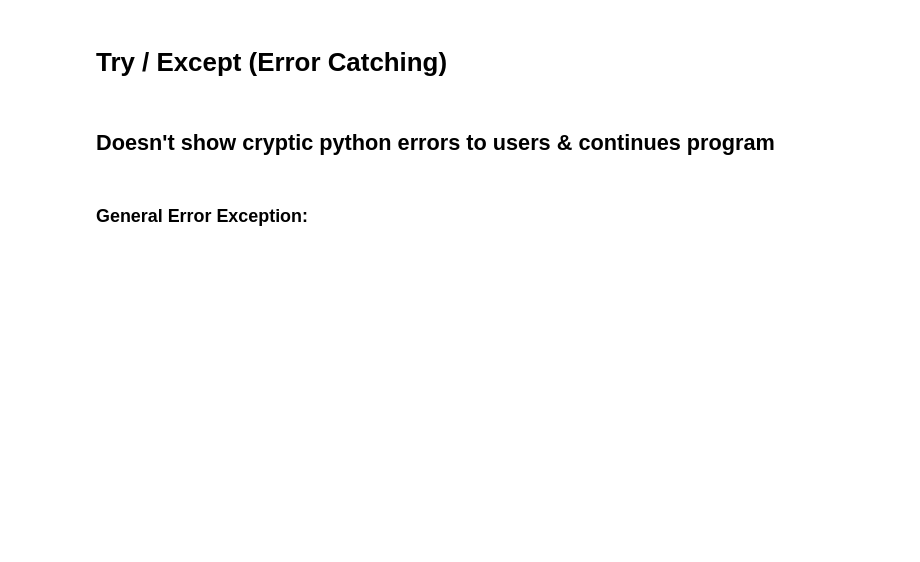
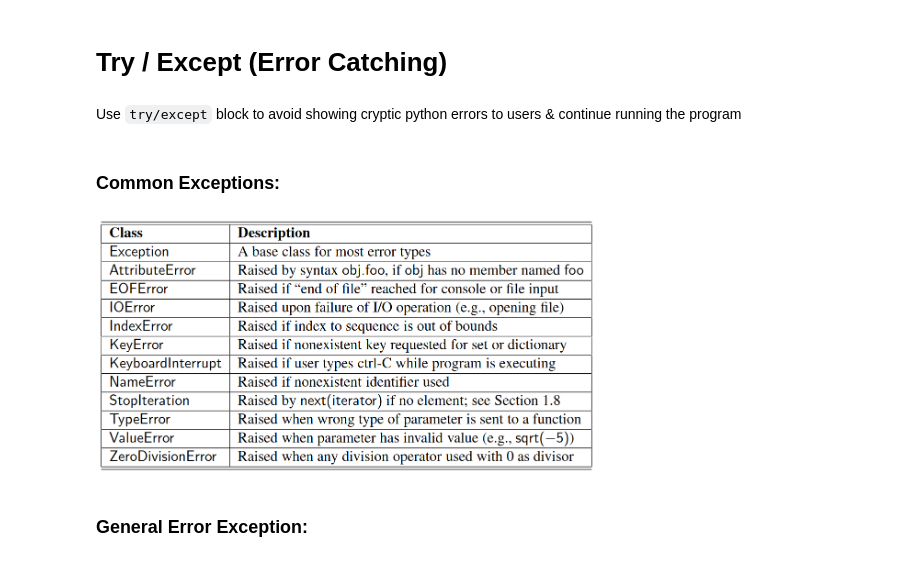
Before and after one commit to priscilla-arinze/PythonReview, a Jupyter notebook: TryExcept-ErrorCatching.ipynb, the cells around one changed output. Drawn from its saved outputs; the diff is of its cells as text; code cells hidden in the pictures; blank space fills up the shorter version.

Commit message:
added common exceptions

```diff
--- a/TryExcept-ErrorCatching.ipynb
+++ b/TryExcept-ErrorCatching.ipynb
@@ -1,7 +1,15 @@
 # %% [markdown]
 # Try / Except (Error Catching)
-# %% [markdown]
-## Doesn't show cryptic python errors to users & continues program
+# %% [markdown]
+Use `try/except` block to avoid showing cryptic python errors to users & continue running the program
+# %% [markdown]
+### Common Exceptions:
+# %%
+from IPython.display import Image
+from IPython.core.display import HTML
+Image(filename="aa_Screenshots/common-exceptions.png", width=500)
+# %% [output]
+[figure, added]
 # %% [markdown]
 ### General Error Exception:
 # %%
```
Also changed, not shown: 2 other files.
